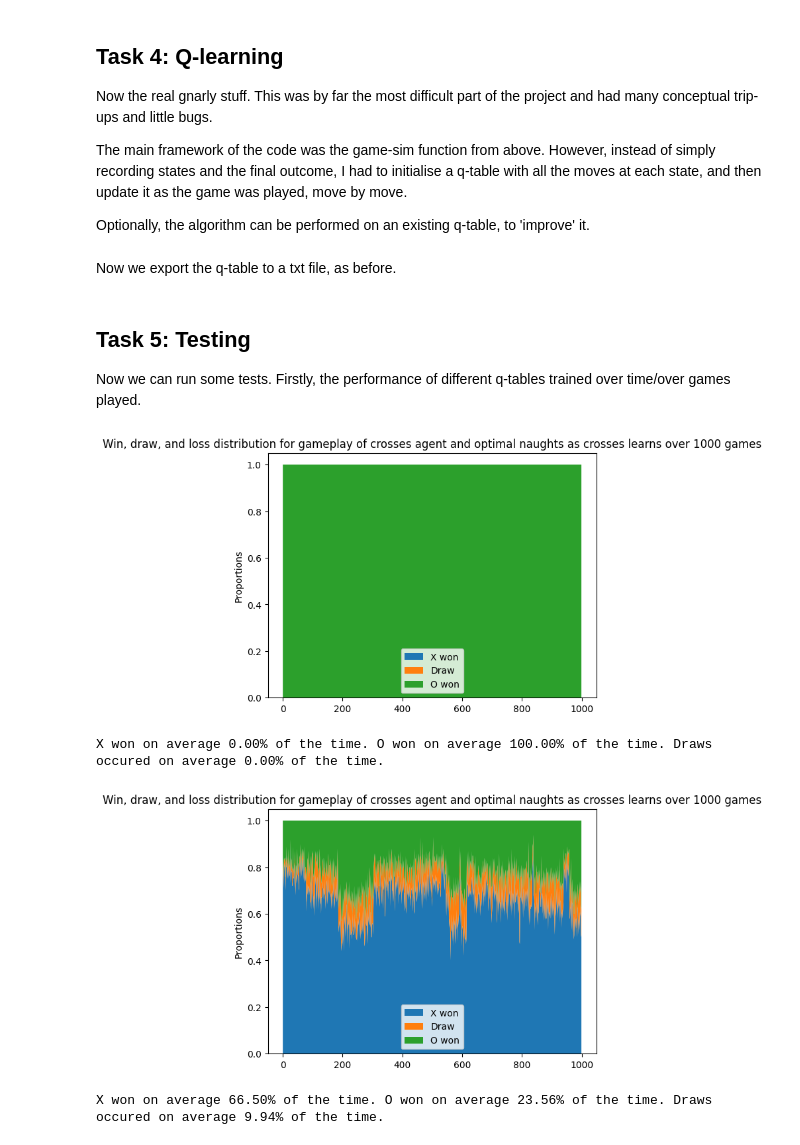
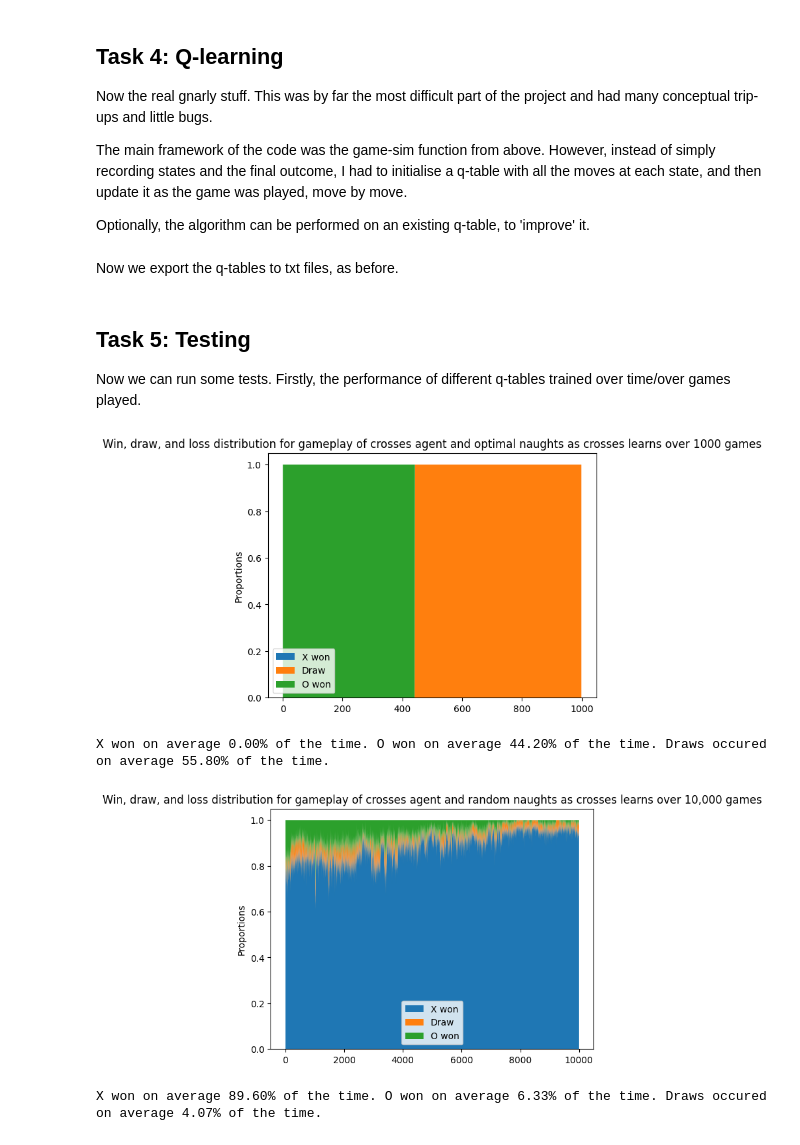
Before and after one commit to taffycheez/Reinforcement_Learning_Summer25-26, a Jupyter notebook: Tic-Tac-Toe/tic_tac_toe_q_learning.ipynb, the cells around one changed output. Cells and saved outputs as stored; diff of their text form; code cells hidden in the pictures.

```diff
--- a/Tic-Tac-Toe/tic_tac_toe_q_learning.ipynb
+++ b/Tic-Tac-Toe/tic_tac_toe_q_learning.ipynb
@@ -503,7 +521,8 @@ def q_learning(games, x_strategy, o_strategy, tau, alpha, q_table=None):
                 old = gamestate
                 gamestate, move = q_learning_x_moves(q_table, gamestate, x_strategy, tau)
             else: # naughts' turn
-                gamestate, move = q_learning_o_moves(q_table, gamestate, o_strategy, tau)
+                # s' is the new state after naughts have moved
+                gamestate, _ = q_learning_o_moves(q_table, gamestate, o_strategy, tau)
                 if gamestate not in terminal_states: # if still not terminal after naughts' turn
                     optimal_future_value = max(q_table[gamestate].values())
                     q_table[old][move] += alpha * (optimal_future_value - q_table[old][move])
@@ -552,9 +571,9 @@ def q_learning_choose_action(q_table, state, strategy, player, tau):
         move = min(strategy[state], key=lambda x: strategy[state][x])
     return move
 
-q_table = q_learning(1000, 'learning', 'random', 5, 0.1)
+q_table = q_learning(100, 'learning', 'random', 5, 0.1)
 # %% [markdown]
-Now we export the q-table to a txt file, as before.
+Now we export the q-tables to txt files, as before.
 # %%
 """Given a q-learned q-table with bitboard representations of tic-tac-toe states, converts them to visual representations and writes them to a txt file,
 along with a summary."""
@@ -600,37 +619,37 @@ and playing, against an optimal player."""
 ws = []
 ds = []
 ls = []
-q_table = q_learning(1, 'learning', q_table_optimal_opponent, 5, 0.1)
+q_table = q_learning(1, 'learning', q_table_optimal_opponent, 1, 0.1)
 for i in range(1000):
-    q_table = q_learning(1, 'learning', q_table_optimal_opponent, 5, 0.1, q_table)
+    q_table = q_learning(1, 'learning', q_table_optimal_opponent, 1, 0.1, q_table)
     gamelist = play_tic_tac_toe(100, q_table, q_table_optimal_opponent)
     x_wins = 0
     o_wins = 0
     draws = 0
     for game in gamelist:
         if game[-1] == 1:
             x_wins += 1
         elif game[-1] == -1:
             o_wins += 1
         else:
             draws += 1
     ws.append(x_wins/100)
     ds.append(draws/100)
     ls.append(o_wins/100)
 
 xs = np.arange(0, 1000, 1)
 
 plt.subplot()
 plt.stackplot(xs, ws, ds, ls, labels=['X won', 'Draw', 'O won'])
 plt.ylabel('Proportions')
 plt.legend()
 plt.title('Win, draw, and loss distribution for gameplay of crosses agent and optimal naughts as crosses learns over 1000 games')
 plt.show()
 
 print(f"X won on average {100 * sum(ws) / len(ws):.2f}% of the time. O won on average {100 * sum(ls) / len(ls):.2f}% of the time. Draws occured on average {100 * sum(ds) / len(ds):.2f}% of the time.")
 # %% [output]
-[figure, old version]
+[figure, new version]
-X won on average 0.00% of the time. O won on average 100.00% of the time. Draws occured on average 0.00% of the time.
+X won on average 0.00% of the time. O won on average 44.20% of the time. Draws occured on average 55.80% of the time.
 # %%
 """This code plots the proportion of wins, losses and draws for x over 100 games after each of 1000 epsiodes of learning of one game each, for an agent training,
 and playing, against a random player."""
@@ -639,7 +658,7 @@ ws = []
 ds = []
 ls = []
 q_table = q_learning(1, 'learning', 'random', 5, 0.1)
-for i in range(1000):
+for i in range(10000):
     q_table = q_learning(1, 'learning', 'random', 5, 0.1, q_table)
     gamelist = play_tic_tac_toe(100, q_table, 'random')
     x_wins = 0
@@ -656,16 +675,16 @@ for i in range(1000):
     ds.append(draws/100)
     ls.append(o_wins/100)
 
-xs = np.arange(0, 1000, 1)
+xs = np.arange(0, 10000, 1)
 
 plt.subplot()
 plt.stackplot(xs, ws, ds, ls, labels=['X won', 'Draw', 'O won'])
 plt.ylabel('Proportions')
 plt.legend()
-plt.title('Win, draw, and loss distribution for gameplay of crosses agent and optimal naughts as crosses learns over 1000 games')
+plt.title('Win, draw, and loss distribution for gameplay of crosses agent and random naughts as crosses learns over 10,000 games')
 plt.show()
 
 print(f"X won on average {100 * sum(ws) / len(ws):.2f}% of the time. O won on average {100 * sum(ls) / len(ls):.2f}% of the time. Draws occured on average {100 * sum(ds) / len(ds):.2f}% of the time.")
 # %% [output]
-[figure, old version]
+[figure, new version]
-X won on average 66.50% of the time. O won on average 23.56% of the time. Draws occured on average 9.94% of the time.
+X won on average 89.60% of the time. O won on average 6.33% of the time. Draws occured on average 4.07% of the time.
```
Also changed, not shown: parts of 8 cells of this notebook, 4 other files.
